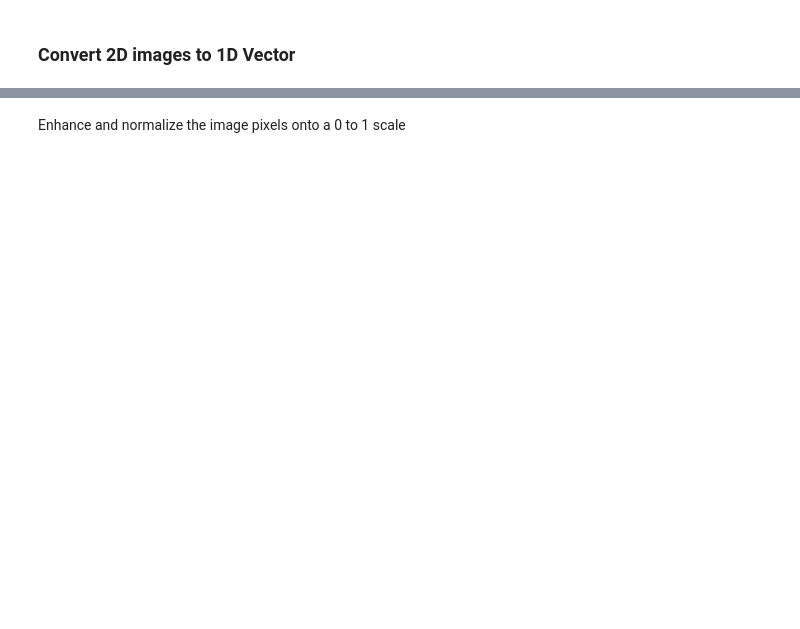
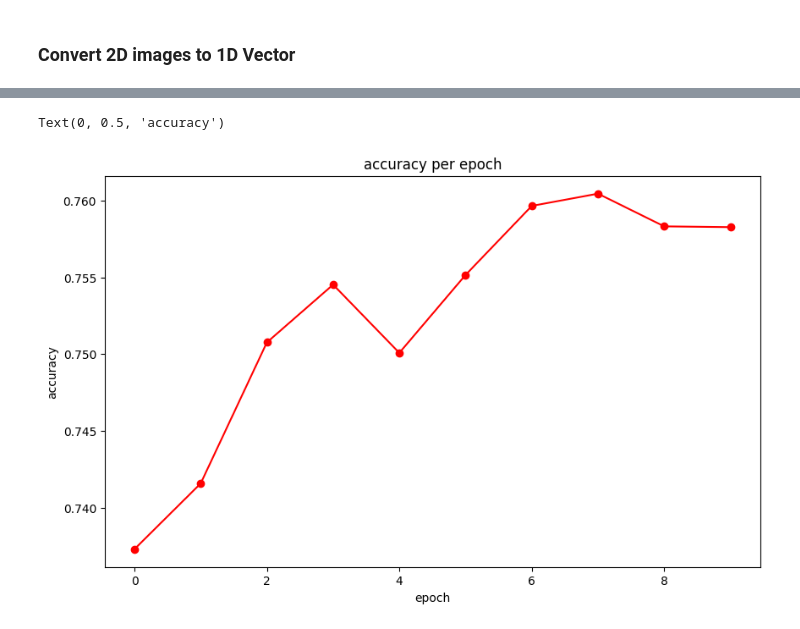
Before and after one commit to candy-hkuk/PGC-AIML, a Jupyter notebook: Course4/course4_lab2.2.ipynb, the cells around one changed output, grey strips where cells are left out. Saved outputs shown, nothing was run; the diff lists cells and outputs as text; code cells hidden in the pictures; blank space fills up the shorter version.

```diff
--- a/Course4/course4_lab2.2.ipynb
+++ b/Course4/course4_lab2.2.ipynb
@@ -204,8 +245,9 @@ aux.imshow(np.absolute(grad), cmap='gray')
-# %% [markdown]
-Enhance and normalize the image pixels onto a 0 to 1 scale
 # %%
-type(grad)
-
-grad_biases = np.absolute(grad) + 100
-grad_biases[grad_biases > 255] = 255
+plt.plot(accuracies, "-ro")
+plt.title("accuracy per epoch")
+plt.xlabel("epoch")
+plt.ylabel("accuracy")
+# %% [output]
+Text(0, 0.5, 'accuracy')
+[figure, added]
 # %% [markdown]
```
Also changed, not shown: parts of 83 cells of this notebook.
